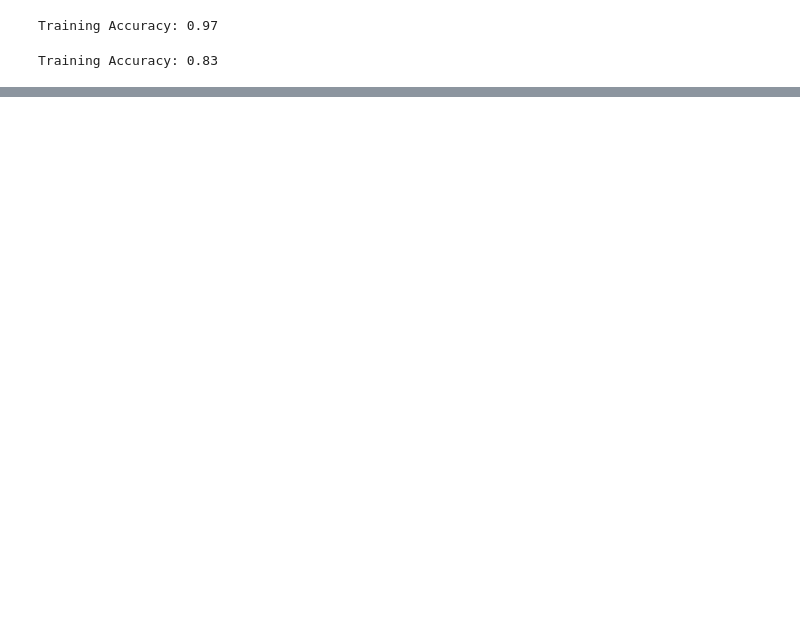
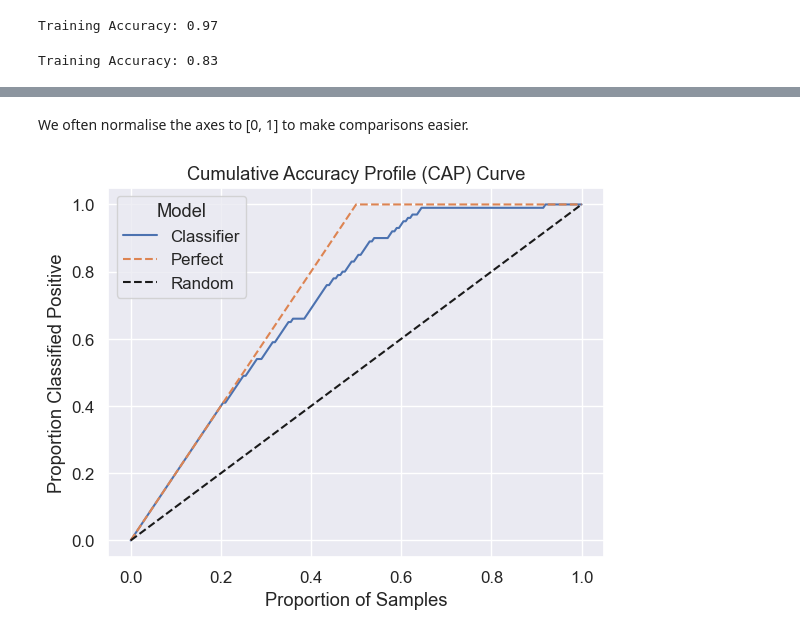
Before and after one commit to chris-leonard/python-playground, a Jupyter notebook: gini-coefficient.ipynb, the cells around one changed output, grey strips where cells are left out. Cells and saved outputs as stored; diff of their text form; code cells hidden in the pictures; blank space fills up the shorter version.

```diff
--- a/gini-coefficient.ipynb
+++ b/gini-coefficient.ipynb
@@ -70,0 +78,6 @@ plot_cumulative_accuracy_profile(log_reg, X, y, method="predict_proba")
+# %% [markdown]
+We often normalise the axes to [0, 1] to make comparisons easier.
+# %%
+plot_cap_curve(log_reg, X, y, method="predict_proba", normalised=True)
+# %% [output]
+[figure, added]
```
Also changed, not shown: parts of 10 cells of this notebook, 1 other file.
